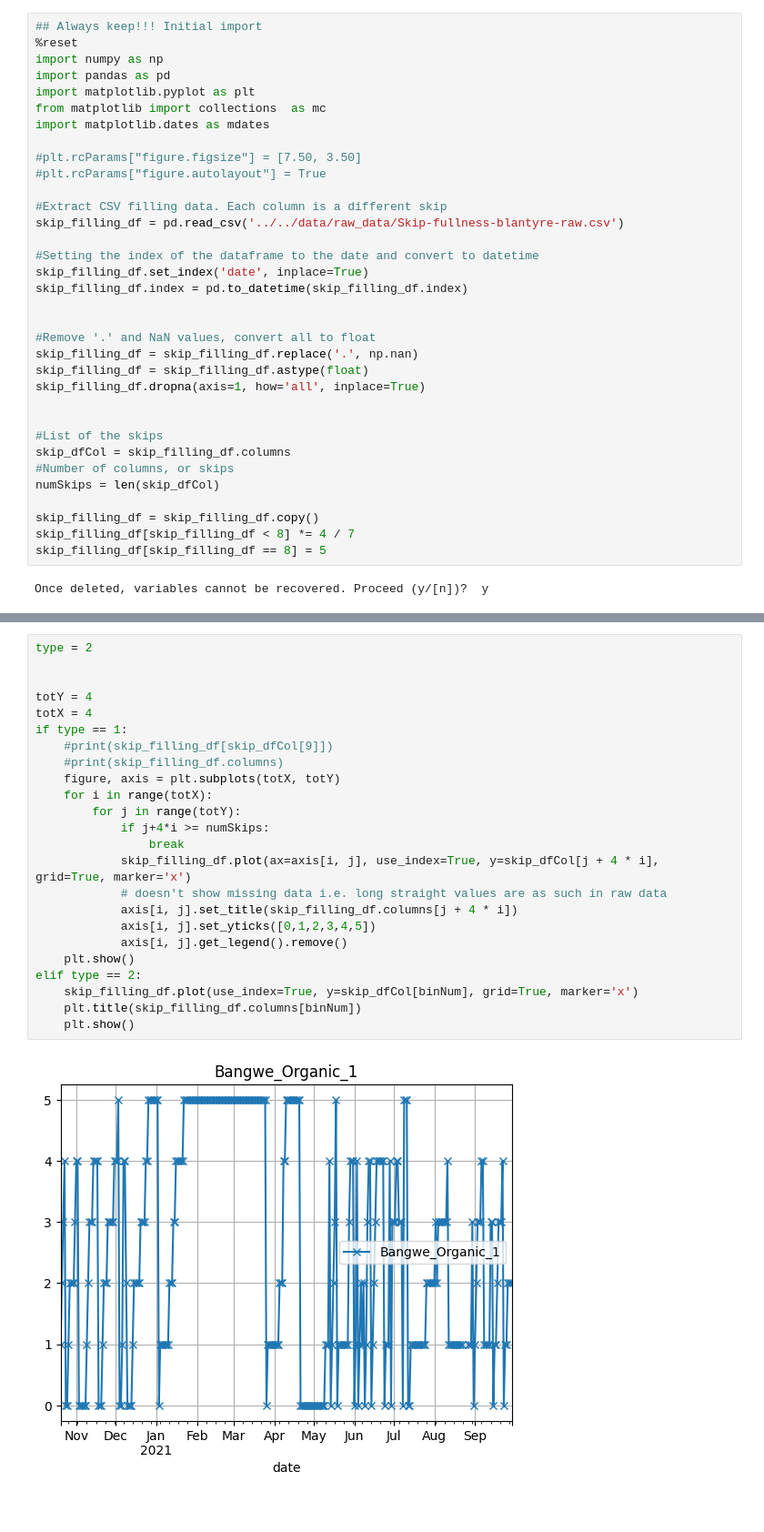
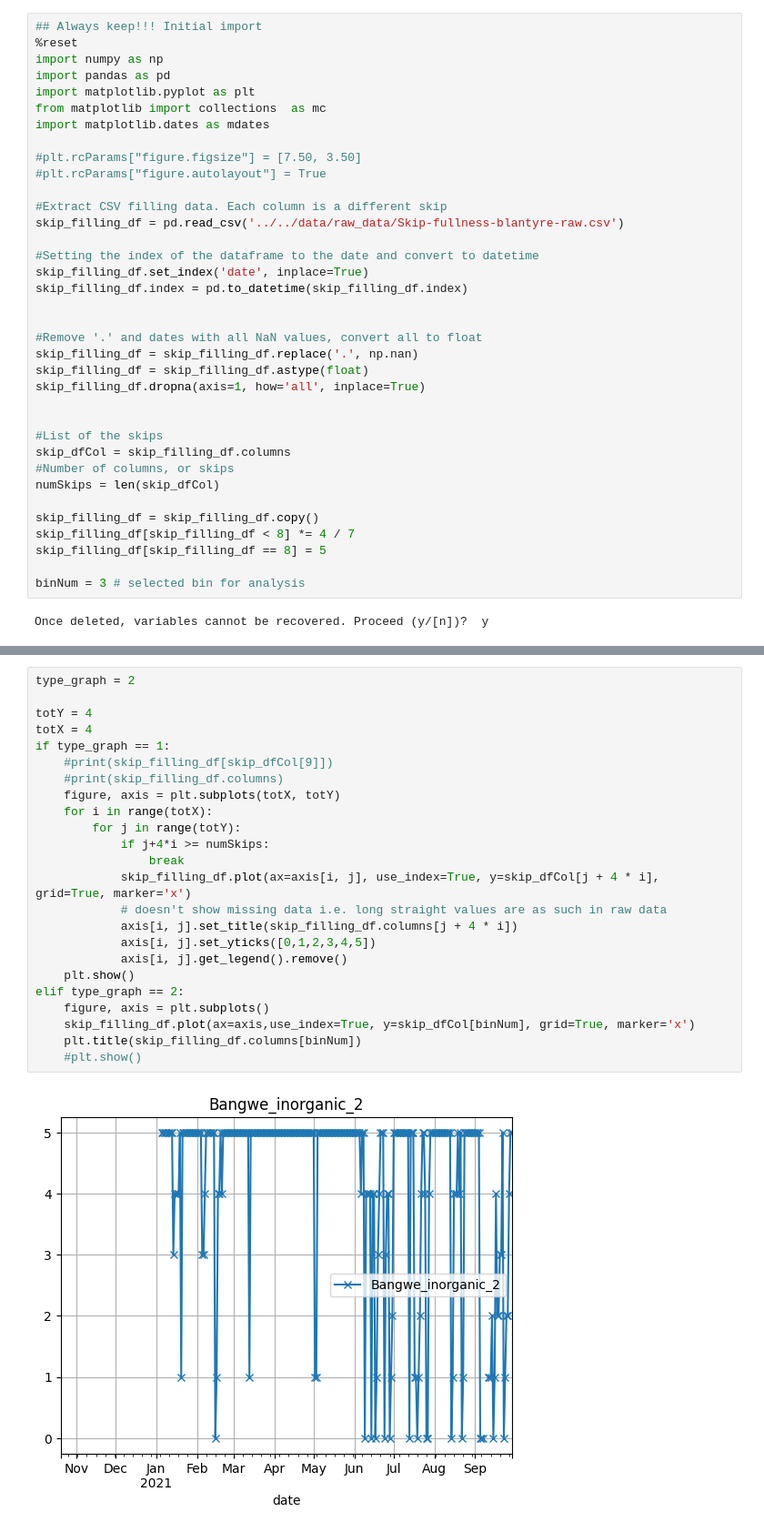
Before and after one commit to Global-Health-Engineering/2022-msc-sem-proj-nseemann, a Jupyter notebook: src/Analysis_jupyter/ramp_rates.ipynb, the cells around one changed output, grey strips where cells are left out. Shown: that part at 91% size. Cells and saved outputs as stored; diff of their text form.

```diff
--- a/src/Analysis_jupyter/ramp_rates.ipynb
+++ b/src/Analysis_jupyter/ramp_rates.ipynb
@@ -20,7 +20,7 @@ skip_filling_df.set_index('date', inplace=True)
 skip_filling_df.index = pd.to_datetime(skip_filling_df.index)
 
 
-#Remove '.' and NaN values, convert all to float
+#Remove '.' and dates with all NaN values, convert all to float
 skip_filling_df = skip_filling_df.replace('.', np.nan)
 skip_filling_df = skip_filling_df.astype(float)
 skip_filling_df.dropna(axis=1, how='all', inplace=True)
@@ -34,6 +34,8 @@ numSkips = len(skip_dfCol)
 skip_filling_df = skip_filling_df.copy()
 skip_filling_df[skip_filling_df < 8] *= 4 / 7
 skip_filling_df[skip_filling_df == 8] = 5
+
+binNum = 3 # selected bin for analysis
 # %% [output]
 Once deleted, variables cannot be recovered. Proceed (y/[n])?  y
 # %% [markdown]
@@ -41,26 +43,26 @@ Once deleted, variables cannot be recovered. Proceed (y/[n])?  y
 # %%
-type = 2
-
+type_graph = 2
 
 totY = 4
 totX = 4
-if type == 1:
+if type_graph == 1:
     #print(skip_filling_df[skip_dfCol[9]])
     #print(skip_filling_df.columns)
     figure, axis = plt.subplots(totX, totY)
     for i in range(totX):
         for j in range(totY):
             if j+4*i >= numSkips:
                 break
             skip_filling_df.plot(ax=axis[i, j], use_index=True, y=skip_dfCol[j + 4 * i], grid=True, marker='x')
             # doesn't show missing data i.e. long straight values are as such in raw data
             axis[i, j].set_title(skip_filling_df.columns[j + 4 * i])
             axis[i, j].set_yticks([0,1,2,3,4,5])
             axis[i, j].get_legend().remove()
     plt.show()
-elif type == 2:
-    skip_filling_df.plot(use_index=True, y=skip_dfCol[binNum], grid=True, marker='x')
+elif type_graph == 2:
+    figure, axis = plt.subplots()
+    skip_filling_df.plot(ax=axis,use_index=True, y=skip_dfCol[binNum], grid=True, marker='x')
     plt.title(skip_filling_df.columns[binNum])
-    plt.show()
+    #plt.show()
 # %% [output]
-[figure, old version]
+[figure, new version]
```
Also changed, not shown: parts of 12 cells of this notebook.
